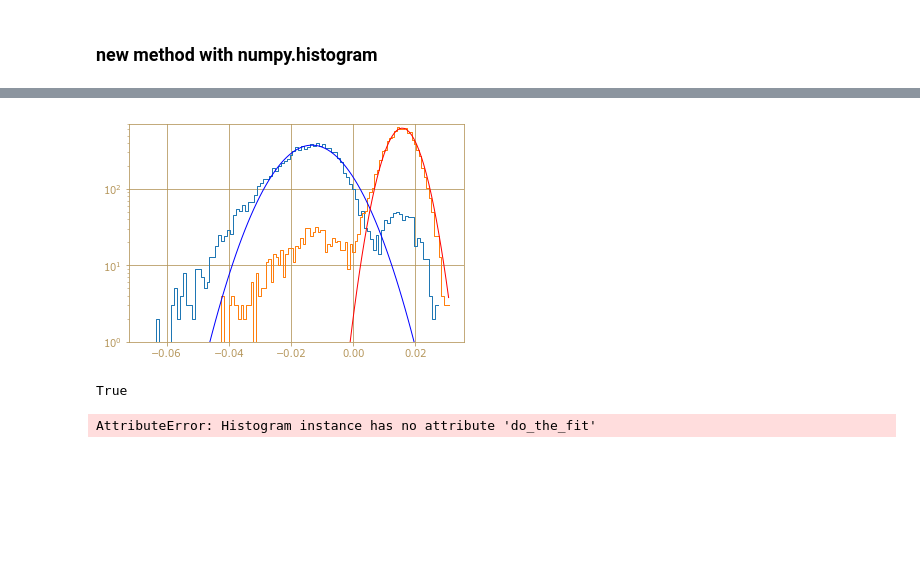
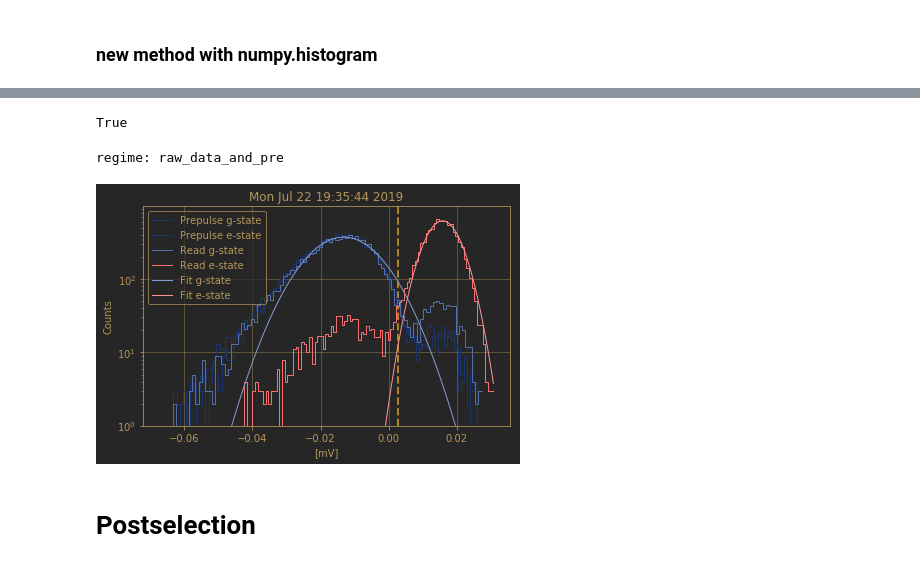
Before and after one commit to qc-coder/SingleShotReadout, a Jupyter notebook: Test_the_SSResult_Class.ipynb, the cells around one changed output, grey strips where cells are left out. Saved outputs shown, nothing was run; the diff lists cells and outputs as text; code cells hidden in the pictures; blank space fills up the shorter version.

Commit message:
plot_hist() function work properly. different regimes included.

```diff
--- a/Test_the_SSResult_Class.ipynb
+++ b/Test_the_SSResult_Class.ipynb
@@ -204,9 +118,10 @@ import numpy as np
 from matplotlib import pyplot as plt
 from lib_SSResult import SSResult## This data we will use
 
-filename2 = 'C:\\Users\V\\Jupyter scripts\\Fidelity data processing\\193544_SingleShot.dat'
-paramfile2 = 'C:\\Users\V\\Jupyter scripts\\Fidelity data processing\\193544_parameters_Fidelity190722_193544.dat'
+filename2 = '193544_SingleShot.dat'
+paramfile2 = '193544_parameters_Fidelity190722_193544.dat'
 m2 = SSResult(filename2, paramfile=paramfile2)
 
 
 m2.make_norm_data_from_raw()
+m2.set_best_threshold()
@@ -368,14 +143,0 @@ plt.plot(hist_e_fit[1], hist_e_fit[0], lw=1, color='r')
-# %%
-import numpy as np
-from matplotlib import pyplot as plt
-from lib_SSResult import SSResult## This data we will use
-from lib_SSResult import Histogram
-
-
-filename2 = 'C:\\Users\V\\Jupyter scripts\\Fidelity data processing\\193544_SingleShot.dat'
-paramfile2 = 'C:\\Users\V\\Jupyter scripts\\Fidelity data processing\\193544_parameters_Fidelity190722_193544.dat'
-m2 = SSResult(filename2, paramfile=paramfile2)
-# pic = m2.plot_scatter_two_blob(dark=True)
-
-m2.make_norm_data_from_raw()
-m2.set_best_threshold()
@@ -400,13 +144,11 @@ pic = m2.plot_hist_1D()
-# %%
-m2.make_histograms()
-pic = m2.plot_hists_new()
-# %% [output]
-[figure, removed]
 # %%
 m2.make_histograms()
 # %% [output]
 True
-# %%
-m2.x_e_hist.do_the_fit(m2.threshold, m2.sign_ge)
-# %% [output]
-AttributeError: Histogram instance has no attribute 'do_the_fit'
+# %%
+pic = m2.plot_hists(regime='raw_data_and_pre')
+# %% [output]
+regime: raw_data_and_pre
+[figure, added]
+# %% [markdown]
+# Postselection
```
Also changed, not shown: parts of 21 cells of this notebook, 3 other files.
